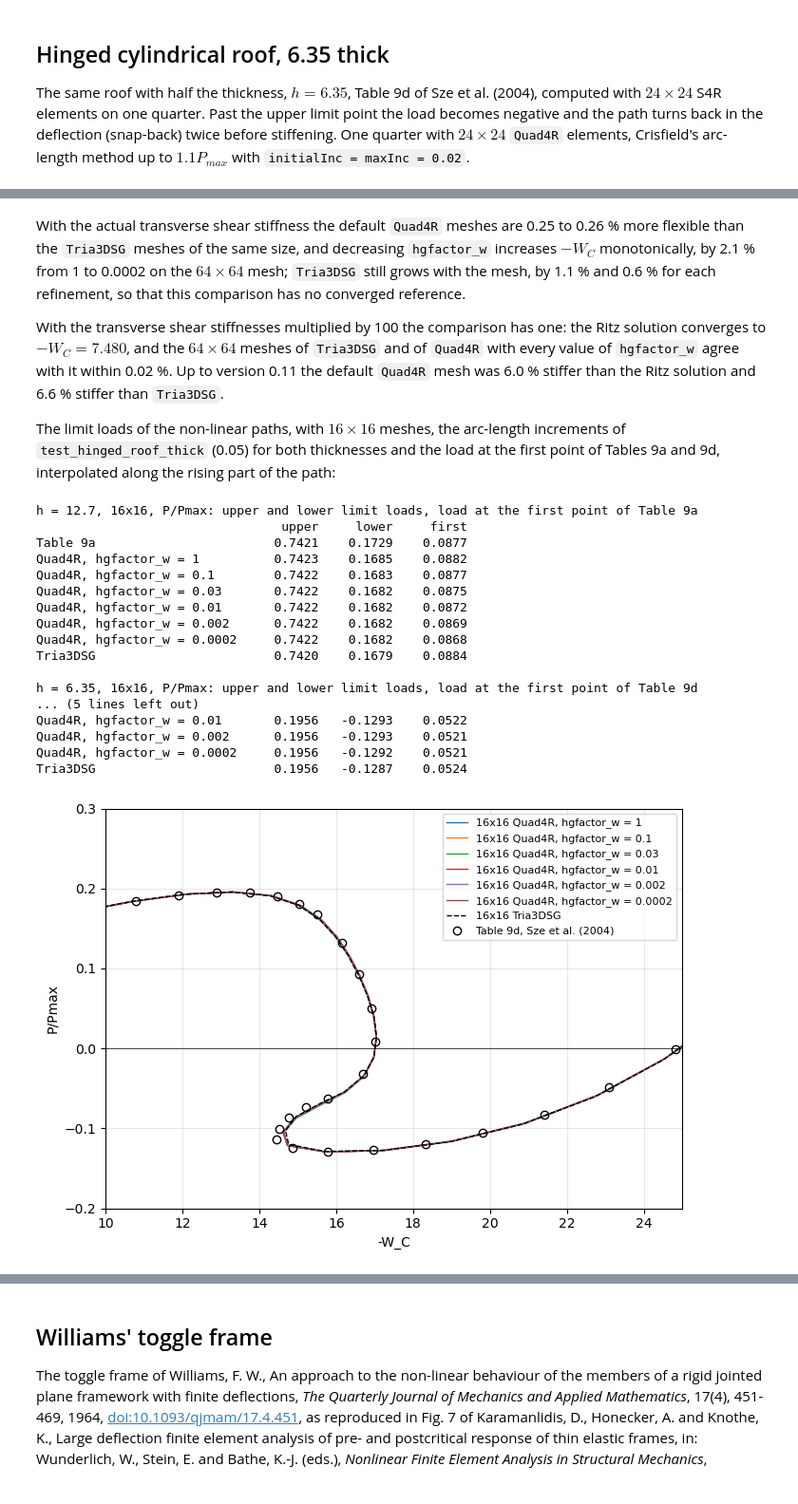
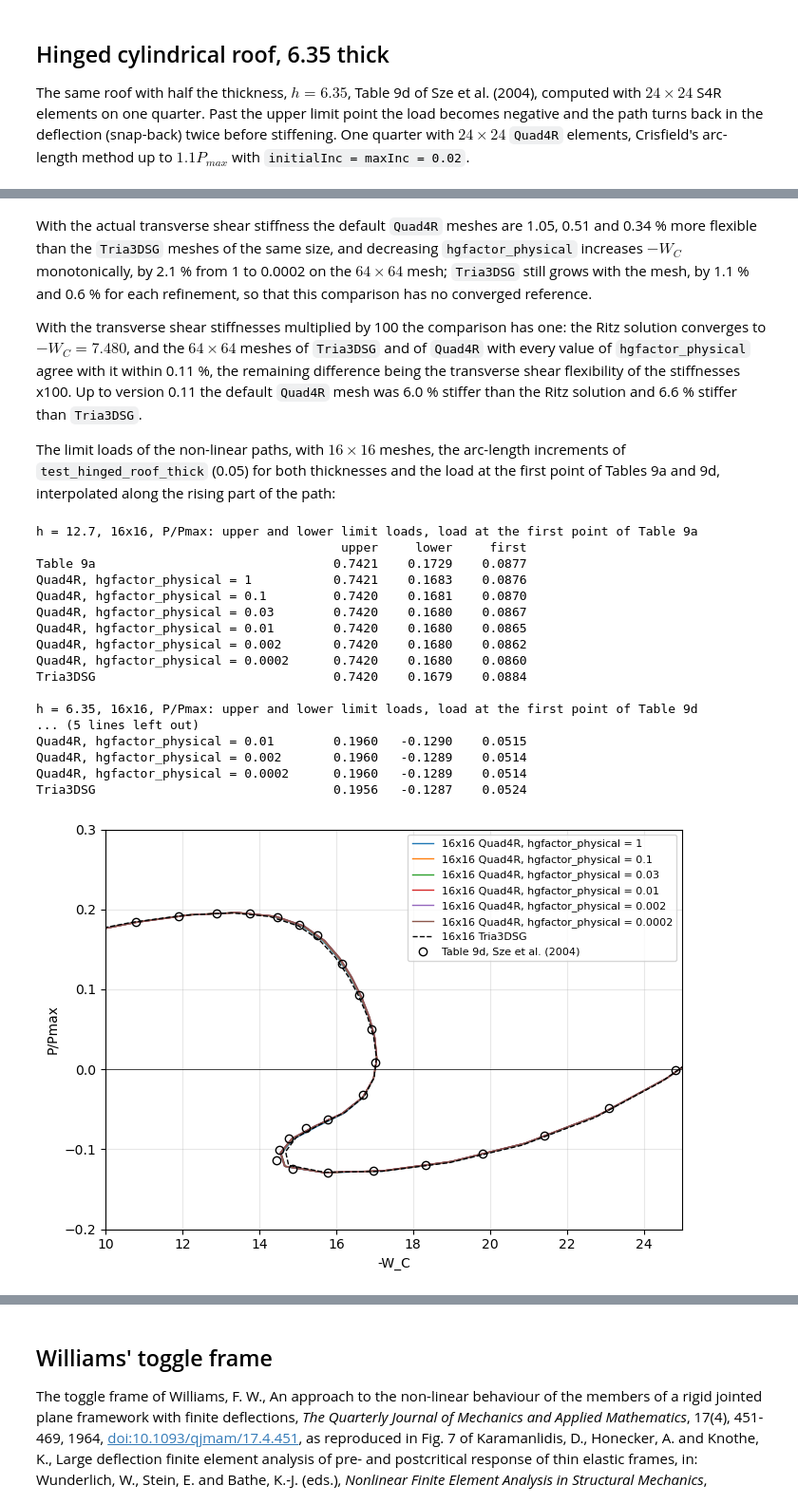
Before and after one commit to saullocastro/pyfe3d, a Jupyter notebook: doc/source/tut-nonlinear-benchmarks.ipynb, the cells around one changed output, grey strips where cells are left out. Shown at 95% size. Cells and saved outputs as stored; diff of their text form; code cells hidden in the pictures.

Commit message:
DOC: notebook of the nonlinear benchmarks re-executed with the physical stabilisation of Quad4R and hgfactor_physical, text updated

```diff
--- a/doc/source/tut-nonlinear-benchmarks.ipynb
+++ b/doc/source/tut-nonlinear-benchmarks.ipynb
@@ -423,7 +425,7 @@ W_ritz = {m: ritz_roof_WC(m) for m in (20, 30)}
 print('shallow-shell Kirchhoff Ritz solution: -W_C %.4f (m = 20), %.4f '
       '(m = 30)' % (W_ritz[20], W_ritz[30]))
 rows = [('Tria3DSG', dict(element='Tria3DSG'))] + [
-    ('Quad4R, hgfactor_w = %g' % hg, dict(hgfactor_w=hg)) for hg in HGFACTORS]
+    ('Quad4R, hgfactor_physical = %g' % hg, dict(hgfactor_physical=hg)) for hg in HGFACTORS]
 for shear_factor, ref_name in [(1., 'Tria3DSG'), (100., 'Ritz')]:
     W_lin = {name: [linear_roof_WC(n, shear_factor=shear_factor, **kw)
                     for n in MESHES] for name, kw in rows}
@@ -432,11 +434,11 @@ for shear_factor, ref_name in [(1., 'Tria3DSG'), (100., 'Ritz')]:
     print()
     print('linear -W_C under P_max, h = 12.7, transverse shear stiffness '
           'x%g' % shear_factor)
-    print('%-28s' % '' + ''.join('%9s' % ('%dx%d' % (n, n)) for n in MESHES)
+    print('%-36s' % '' + ''.join('%9s' % ('%dx%d' % (n, n)) for n in MESHES)
           + '   64x64 vs %s' % ref_name)
     for name, _ in rows:
         Wn = W_lin[name]
-        print('%-28s' % name + ''.join('%9.4f' % Wi for Wi in Wn)
+        print('%-36s' % name + ''.join('%9.4f' % Wi for Wi in Wn)
               + '   %+8.2f %%' % (100*(Wn[-1]/ref - 1)))
 # %% [output]
 shallow-shell Kirchhoff Ritz solution: -W_C 7.4798 (m = 20), 7.4801 (m = 30)
@@ -459,28 +461,29 @@ Quad4R, hgfactor_w = 0.0002    7.4106   7.4641   7.4814      +0.02 %
 # %% [markdown]
 With the actual transverse shear stiffness the default `Quad4R` meshes are
-0.25 to 0.26 % more flexible than the `Tria3DSG` meshes of the same size,
-and decreasing `hgfactor_w` increases $-W_C$ monotonically, by 2.1 % from 1
-to 0.0002 on the $64 \times 64$ mesh; `Tria3DSG` still grows with the mesh,
-by 1.1 % and 0.6 % for each refinement, so that this comparison has no
-converged reference.
+1.05, 0.51 and 0.34 % more flexible than the `Tria3DSG` meshes of the same
+size, and decreasing `hgfactor_physical` increases $-W_C$ monotonically, by
+2.1 % from 1 to 0.0002 on the $64 \times 64$ mesh; `Tria3DSG` still grows
+with the mesh, by 1.1 % and 0.6 % for each refinement, so that this
+comparison has no converged reference.
 
 With the transverse shear stiffnesses multiplied by 100 the comparison has
 one: the Ritz solution converges to $-W_C = 7.480$, and the $64 \times 64$
-meshes of `Tria3DSG` and of `Quad4R` with every value of `hgfactor_w`
-agree with it within 0.02 %. Up to version 0.11 the default `Quad4R` mesh
-was 6.0 % stiffer than the Ritz solution and 6.6 % stiffer than
-`Tria3DSG`.
+meshes of `Tria3DSG` and of `Quad4R` with every value of
+`hgfactor_physical` agree with it within 0.11 %, the remaining difference
+being the transverse shear flexibility of the stiffnesses x100. Up to
+version 0.11 the default `Quad4R` mesh was 6.0 % stiffer than the Ritz
+solution and 6.6 % stiffer than `Tria3DSG`.
 
 The limit loads of the non-linear paths, with $16 \times 16$ meshes, the
 arc-length increments of `test_hinged_roof_thick` (0.05) for both
 thicknesses and the load at the first point of Tables 9a and 9d,
 interpolated along the rising part of the path:
 # %%
-cases = [('Quad4R, hgfactor_w = %g' % hg, dict(hgfactor_w=hg))
+cases = [('Quad4R, hgfactor_physical = %g' % hg, dict(hgfactor_physical=hg))
          for hg in HGFACTORS] + [('Tria3DSG', dict(element='Tria3DSG'))]
 paths_thick, paths_thin = {}, {}
 for name, kw in cases:
-    if kw.get('hgfactor_w') == 1.:
+    if kw.get('hgfactor_physical') == 1.:
         # NOTE the path of the 12.7 thick roof with the default, see above
         paths_thick[name] = (P16, W16)
     else:
@@ -497,57 +500,57 @@ def first_point(P, W, table):
 (Pa_r, _), (Pb_r, _) = limit_points(TABLE_9A[:, 0], TABLE_9A[:, 1], 15.)
 print('h = 12.7, 16x16, P/Pmax: upper and lower limit loads, load at the '
       'first point of Table 9a')
-print('%-28s %9s %9s %9s' % ('', 'upper', 'lower', 'first'))
-print('%-28s %9.4f %9.4f %9.4f' % ('Table 9a', Pa_r, Pb_r, TABLE_9A[0, 0]))
+print('%-36s %9s %9s %9s' % ('', 'upper', 'lower', 'first'))
+print('%-36s %9.4f %9.4f %9.4f' % ('Table 9a', Pa_r, Pb_r, TABLE_9A[0, 0]))
 for name, (P_, W_) in paths_thick.items():
     (Pa, _), (Pb, _) = limit_points(P_, W_, 15.)
-    print('%-28s %9.4f %9.4f %9.4f' % (name, Pa, Pb,
+    print('%-36s %9.4f %9.4f %9.4f' % (name, Pa, Pb,
                                        first_point(P_, W_, TABLE_9A)))
 (Pa_r, _), _ = limit_points(TABLE_9D[:, 0], TABLE_9D[:, 1], 13.5)
 print()
 print('h = 6.35, 16x16, P/Pmax: upper and lower limit loads, load at the '
       'first point of Table 9d')
-print('%-28s %9s %9s %9s' % ('', 'upper', 'lower', 'first'))
-print('%-28s %9.4f %9.4f %9.4f' % ('Table 9d', Pa_r, TABLE_9D[:, 0].min(),
+print('%-36s %9s %9s %9s' % ('', 'upper', 'lower', 'first'))
+print('%-36s %9.4f %9.4f %9.4f' % ('Table 9d', Pa_r, TABLE_9D[:, 0].min(),
                                    TABLE_9D[0, 0]))
 for name, (P_, W_) in paths_thin.items():
     (Pa, _), _ = limit_points(P_, W_, 13.5)
-    print('%-28s %9.4f %9.4f %9.4f' % (name, Pa, P_.min(),
+    print('%-36s %9.4f %9.4f %9.4f' % (name, Pa, P_.min(),
                                        first_point(P_, W_, TABLE_9D)))
 
 fig, ax = plt.subplots(figsize=(7, 5))
 for (name, (P_, W_)), style in zip(paths_thin.items(),
                                    ['C0-', 'C1-', 'C2-', 'C3-', 'C4-', 'C5-',
                                     'k--']):
     ax.plot(W_, P_, style, lw=1., label='16x16 ' + name)
 ax.plot(TABLE_9D[:, 1], TABLE_9D[:, 0], 'ko', mfc='none',
         label='Table 9d, Sze et al. (2004)')
 ax.axhline(0, color='k', lw=0.5)
 ax.set_xlabel('-W_C')
 ax.set_ylabel('P/Pmax')
 ax.set_xlim(10, 25)
 ax.set_ylim(-0.2, 0.3)
 ax.grid(True, alpha=0.3)
 ax.legend(fontsize=8, loc='upper right')
 plt.tight_layout()
 plt.show()
 # %% [output]
 h = 12.7, 16x16, P/Pmax: upper and lower limit loads, load at the first point of Table 9a
-                                 upper     lower     first
-Table 9a                        0.7421    0.1729    0.0877
-Quad4R, hgfactor_w = 1          0.7423    0.1685    0.0882
-Quad4R, hgfactor_w = 0.1        0.7422    0.1683    0.0877
-Quad4R, hgfactor_w = 0.03       0.7422    0.1682    0.0875
-Quad4R, hgfactor_w = 0.01       0.7422    0.1682    0.0872
-Quad4R, hgfactor_w = 0.002      0.7422    0.1682    0.0869
-Quad4R, hgfactor_w = 0.0002     0.7422    0.1682    0.0868
-Tria3DSG                        0.7420    0.1679    0.0884
+                                         upper     lower     first
+Table 9a                                0.7421    0.1729    0.0877
+Quad4R, hgfactor_physical = 1           0.7421    0.1683    0.0876
+Quad4R, hgfactor_physical = 0.1         0.7420    0.1681    0.0870
+Quad4R, hgfactor_physical = 0.03        0.7420    0.1680    0.0867
+Quad4R, hgfactor_physical = 0.01        0.7420    0.1680    0.0865
+Quad4R, hgfactor_physical = 0.002       0.7420    0.1680    0.0862
+Quad4R, hgfactor_physical = 0.0002      0.7420    0.1680    0.0860
+Tria3DSG                                0.7420    0.1679    0.0884
 
 h = 6.35, 16x16, P/Pmax: upper and lower limit loads, load at the first point of Table 9d
 ... (5 lines left out)
-Quad4R, hgfactor_w = 0.01       0.1956   -0.1293    0.0522
-Quad4R, hgfactor_w = 0.002      0.1956   -0.1293    0.0521
-Quad4R, hgfactor_w = 0.0002     0.1956   -0.1292    0.0521
-Tria3DSG                        0.1956   -0.1287    0.0524
+Quad4R, hgfactor_physical = 0.01        0.1960   -0.1290    0.0515
+Quad4R, hgfactor_physical = 0.002       0.1960   -0.1289    0.0514
+Quad4R, hgfactor_physical = 0.0002      0.1960   -0.1289    0.0514
+Tria3DSG                                0.1956   -0.1287    0.0524
-[figure, old version]
+[figure, new version]
 # %% [markdown]
```
Also changed, not shown: parts of 13 cells of this notebook.
